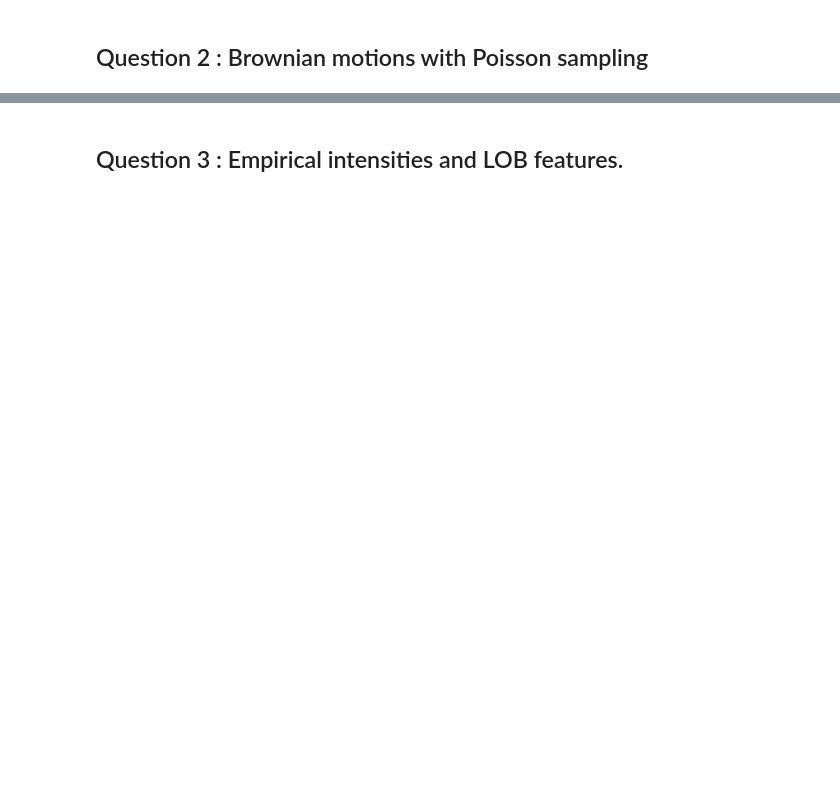
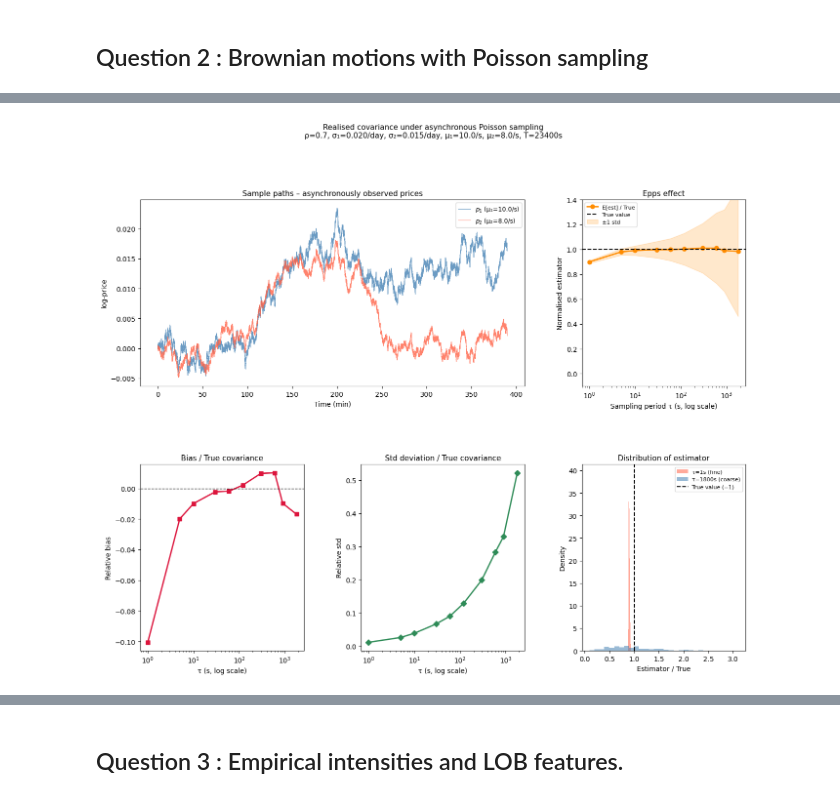
Before and after one commit to Guillaume-melis/HFT_Labs, a Jupyter notebook: DHF_Lab2_Melis_Boro_Rousseau.ipynb, the cells around one changed output, grey strips where cells are left out. Saved outputs shown, nothing was run; the diff lists cells and outputs as text; code cells hidden in the pictures; blank space fills up the shorter version.

```diff
--- a/DHF_Lab2_Melis_Boro_Rousseau.ipynb
+++ b/DHF_Lab2_Melis_Boro_Rousseau.ipynb
@@ -1218,0 +1194,15 @@ KeyboardInterrupt:
+# %%
+rng    = np.random.default_rng(42)
+
+T      = 23400      # 6.5 h trading day in seconds
+sigma1 = 0.02 / np.sqrt(T)   # daily vol ~ 2%
+sigma2 = 0.015 / np.sqrt(T)
+rho    = 0.7
+
+mu1    = 10.0       # trades per second  (≈ 234 000 trades/day)
+mu2    = 8.0
+
+TRUE_COV = rho * sigma1 * sigma2 * T    # [p1,p2]_T
+
+N_PATHS = 300       # Monte Carlo paths for each τ
+TAUS    = np.array([1, 5, 10, 30, 60, 120, 300, 600, 900, 1800])  # sampling periods (s)
@@ -1218,0 +1352,67 @@ KeyboardInterrupt:
+# %%
+fig = plt.figure(figsize=(16, 12))
+gs  = gridspec.GridSpec(2, 3, figure=fig, hspace=0.42, wspace=0.35)
+
+# ── 4a. Sample path visualisation
+ax0 = fig.add_subplot(gs[0, :2])
+t1_ex, p1_ex, t2_ex, p2_ex = simulate_path(T, sigma1, sigma2, rho, mu1, mu2)
+ax0.step(t1_ex / 60, p1_ex, where='post', color='steelblue', lw=0.8,
+         alpha=0.8, label=f'$p_1$ (µ₁={mu1}/s)')
+ax0.step(t2_ex / 60, p2_ex, where='post', color='tomato', lw=0.8,
+         alpha=0.8, label=f'$p_2$ (µ₂={mu2}/s)')
+ax0.set_title("Sample paths – asynchronously observed prices", fontsize=11)
+ax0.set_xlabel("Time (min)"); ax0.set_ylabel("log-price")
+ax0.legend(fontsize=9)
+
+# ── 4b. Epps effect: E[estimator]/True vs τ
+ax1 = fig.add_subplot(gs[0, 2])
+ax1.semilogx(TAUS, norm_mean, 'o-', color='darkorange', lw=2, ms=6, label='E[est] / True')
+ax1.axhline(1.0, ls='--', color='black', lw=1.5, label='True value')
+ax1.fill_between(TAUS,
+                 (mean_est - std_est) / TRUE_COV,
+                 (mean_est + std_est) / TRUE_COV,
+                 alpha=0.2, color='darkorange', label='±1 std')
+ax1.set_xlabel("Sampling period τ (s, log scale)")
+ax1.set_ylabel("Normalised estimator")
+ax1.set_title("Epps effect", fontsize=11)
+ax1.legend(fontsize=8)
+ax1.set_ylim([-0.1, 1.4])
+
+# ── 4c. Bias vs τ
+ax2 = fig.add_subplot(gs[1, 0])
+ax2.semilogx(TAUS, bias / TRUE_COV, 's-', color='crimson', lw=2, ms=6)
+ax2.axhline(0, ls='--', color='black', lw=1)
+ax2.set_xlabel("τ (s, log scale)"); ax2.set_ylabel("Relative bias")
+ax2.set_title("Bias / True covariance", fontsize=11)
+
+# ── 4d. Std vs τ
+ax3 = fig.add_subplot(gs[1, 1])
+ax3.semilogx(TAUS, std_est / TRUE_COV, 'D-', color='seagreen', lw=2, ms=6)
+ax3.set_xlabel("τ (s, log scale)"); ax3.set_ylabel("Relative std")
+ax3.set_title("Std deviation / True covariance", fontsize=11)
+
+# ── 4e. Distribution of estimator at two extreme τ values
+ax4 = fig.add_subplot(gs[1, 2])
+for idx, color, label in [(0, 'tomato', f'τ={TAUS[0]}s (fine)'),
+                           (-1, 'steelblue', f'τ={TAUS[-1]}s (coarse)')]:
+    vals = estimates[idx]
+    vals = vals[~np.isnan(vals)]
+    ax4.hist(vals / TRUE_COV, bins=30, density=True, alpha=0.55,
+             color=color, label=label)
+ax4.axvline(1.0, ls='--', color='black', lw=1.5, label='True value (=1)')
+ax4.set_xlabel("Estimator / True"); ax4.set_ylabel("Density")
+ax4.set_title("Distribution of estimator", fontsize=11)
+ax4.legend(fontsize=8)
+
+fig.suptitle(
+    f"Realised covariance under asynchronous Poisson sampling\n"
+    f"ρ={rho}, σ₁={sigma1*np.sqrt(T):.3f}/day, σ₂={sigma2*np.sqrt(T):.3f}/day, "
+    f"µ₁={mu1}/s, µ₂={mu2}/s, T={T}s",
+    fontsize=11, y=1.01
+)
+
+#plt.savefig("q2_epps_effect.png", dpi=150, bbox_inches="tight")
+plt.show()
+#print("\nDone. Figure saved to q2_epps_effect.png")
+# %% [output]
+[figure, added]
```
Also changed, not shown: parts of 13 cells of this notebook.
